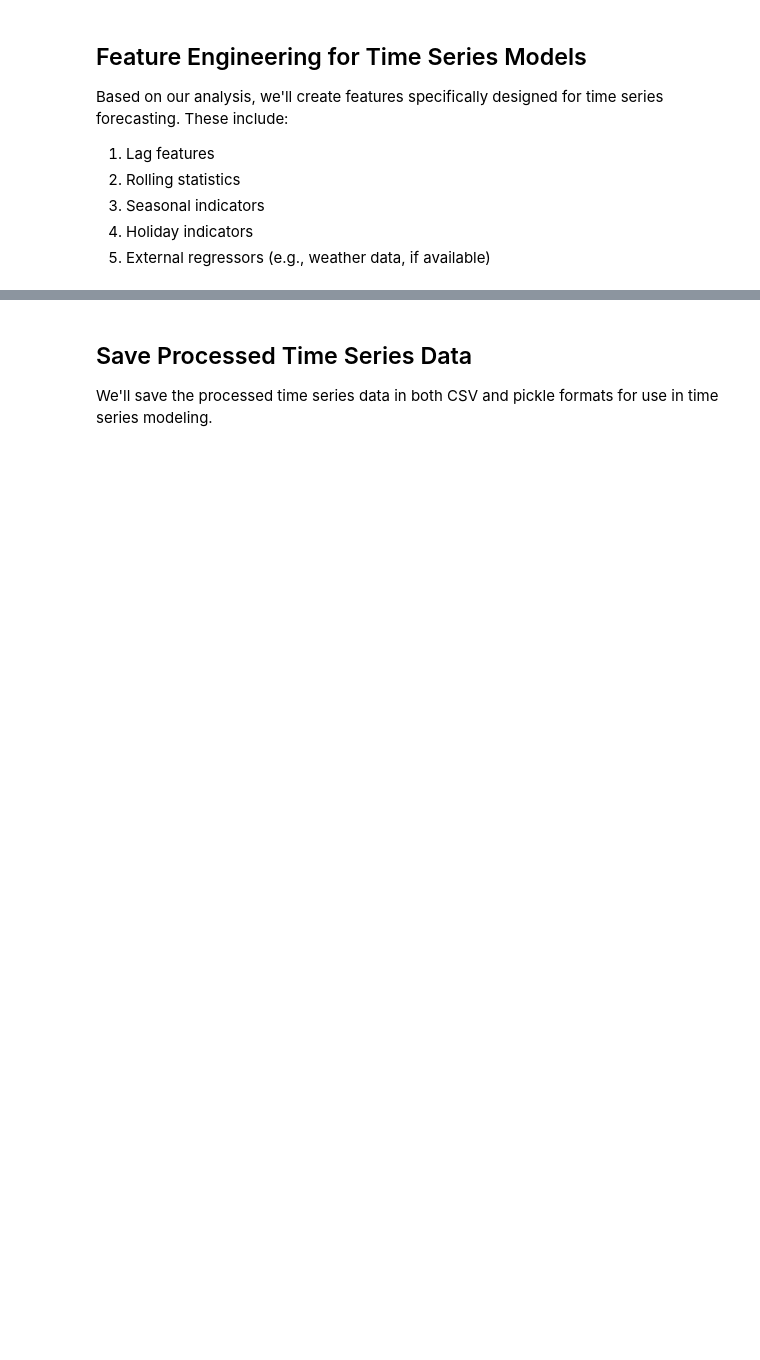
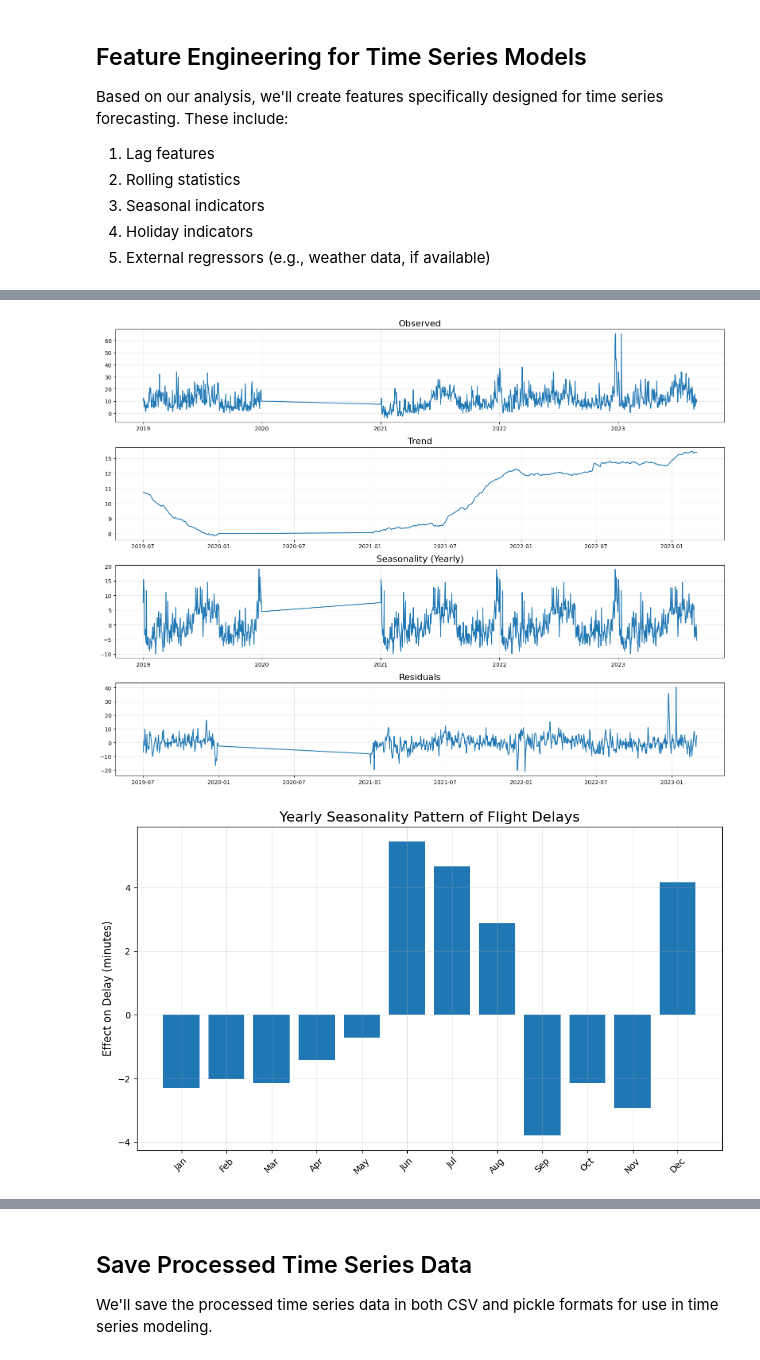
Before and after one commit to Suee18/Forecasting_Flights-DataScience, a Jupyter notebook: notebooks/preprocessing_pipelines/04_ts_preprocessing.ipynb, the cells around one changed output, grey strips where cells are left out. Cells and saved outputs as stored; diff of their text form; code cells hidden in the pictures; blank space fills up the shorter version.

```diff
--- a/notebooks/preprocessing_pipelines/04_ts_preprocessing.ipynb
+++ b/notebooks/preprocessing_pipelines/04_ts_preprocessing.ipynb
@@ -638,3 +735,62 @@ print(top_carriers)
+# %%
+# Seasonal decomposition (annual, not weekly)
+def decompose_time_series_yearly(ts, column='avg_delay'):
+    """
+    Decompose time series into trend, yearly seasonal, and residual components
+    """
+    ts_filled = ts[column].fillna(method='ffill')
+    # Use period=365 for yearly seasonality
+    if len(ts_filled) < 730:  # At least 2 years of data for yearly seasonality
+        print("Not enough data for yearly decomposition")
+        return None
+    try:
+        decomposition = seasonal_decompose(ts_filled, model='additive', period=365)
+        # Plot decomposition
+        plt.figure(figsize=(16, 12))
+        plt.subplot(411)
+        plt.plot(decomposition.observed)
+        plt.title('Observed', fontsize=16)
+        plt.grid(True, alpha=0.3)
+        plt.subplot(412)
+        plt.plot(decomposition.trend)
+        plt.title('Trend', fontsize=16)
+        plt.grid(True, alpha=0.3)
+        plt.subplot(413)
+        plt.plot(decomposition.seasonal)
+        plt.title('Seasonality (Yearly)', fontsize=16)
+        plt.grid(True, alpha=0.3)
+        plt.subplot(414)
+        plt.plot(decomposition.resid)
+        plt.title('Residuals', fontsize=16)
+        plt.grid(True, alpha=0.3)
+        plt.tight_layout()
+        plt.show()
+        return decomposition
+    except Exception as e:
+        print(f"Error during yearly decomposition: {e}")
+        return None
+
+# Decompose and plot yearly seasonality
+
+decomposition = decompose_time_series_yearly(ts_daily)
+
+if decomposition is not None:
+    seasonal = decomposition.seasonal
+    seasonal_df = pd.DataFrame({'seasonal': seasonal})
+    seasonal_df['month'] = seasonal_df.index.month
+    monthly_seasonality = seasonal_df.groupby('month')['seasonal'].mean()
+    months = ['Jan', 'Feb', 'Mar', 'Apr', 'May', 'Jun', 'Jul', 'Aug', 'Sep', 'Oct', 'Nov', 'Dec']
+    plt.figure(figsize=(10, 6))
+    plt.bar(months, monthly_seasonality)
+    plt.title('Yearly Seasonality Pattern of Flight Delays', fontsize=16)
+    plt.ylabel('Effect on Delay (minutes)', fontsize=12)
+    plt.grid(True, alpha=0.3)
+    plt.xticks(rotation=45)
+    plt.tight_layout()
+    plt.show()
+# %% [output]
+[figure, added]
+[figure, added]
 # %%
 # Visualize time series for top airports
 plt.figure(figsize=(16, 8))
```
Also changed, not shown: parts of 21 cells of this notebook, 2 other files.
